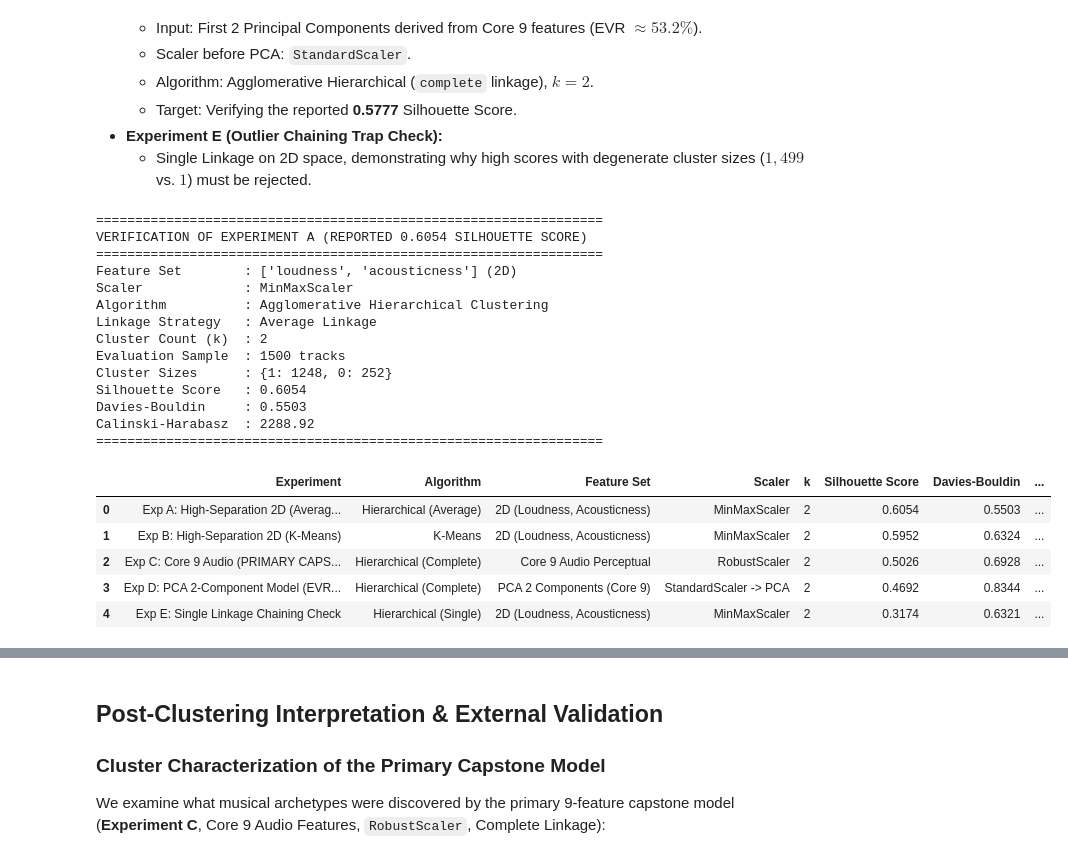
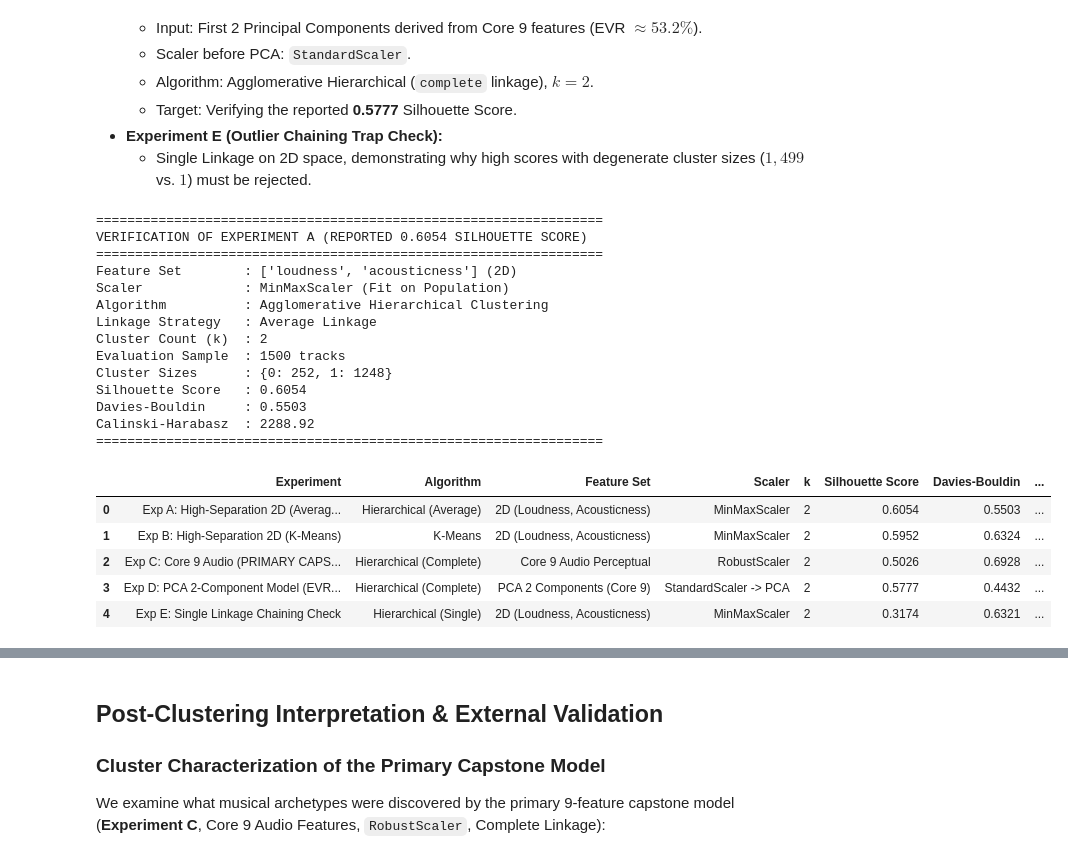
Before and after one commit to vaishnavit67/23cse301-ml-capstone, a Jupyter notebook: Notebooks/Clustering.ipynb, the cells around one changed output, grey strips where cells are left out. Cells and saved outputs as stored; diff of their text form; code cells hidden in the pictures.

```diff
--- a/Notebooks/Clustering.ipynb
+++ b/Notebooks/Clustering.ipynb
@@ -954,13 +966,13 @@ t_a = time.perf_counter() - t0
 sil_a = silhouette_score(X_2d_sample, labels_exp_a)
 db_a = davies_bouldin_score(X_2d_sample, labels_exp_a)
 ch_a = calinski_harabasz_score(X_2d_sample, labels_exp_a)
-sizes_a = pd.Series(labels_exp_a).value_counts().to_dict()
+sizes_a = pd.Series(labels_exp_a).value_counts().sort_index().to_dict()
 
 print("=" * 65)
 print("VERIFICATION OF EXPERIMENT A (REPORTED 0.6054 SILHOUETTE SCORE)")
 print("=" * 65)
 print("Feature Set        : ['loudness', 'acousticness'] (2D)")
-print("Scaler             : MinMaxScaler")
+print("Scaler             : MinMaxScaler (Fit on Population)")
 print("Algorithm          : Agglomerative Hierarchical Clustering")
 print("Linkage Strategy   : Average Linkage")
 print("Cluster Count (k)  : 2")
@@ -996,7 +1008,7 @@ t_b = time.perf_counter() - t0
 sil_b = silhouette_score(X_2d_sample, labels_exp_b)
 db_b = davies_bouldin_score(X_2d_sample, labels_exp_b)
 ch_b = calinski_harabasz_score(X_2d_sample, labels_exp_b)
-sizes_b = pd.Series(labels_exp_b).value_counts().to_dict()
+sizes_b = pd.Series(labels_exp_b).value_counts().sort_index().to_dict()
 
 opt_results.append({
     "Experiment": "Exp B: High-Separation 2D (K-Means)",
@@ -1022,7 +1034,7 @@ t_c = time.perf_counter() - t0
 sil_c = silhouette_score(X_core_sample, labels_exp_c)
 db_c = davies_bouldin_score(X_core_sample, labels_exp_c)
 ch_c = calinski_harabasz_score(X_core_sample, labels_exp_c)
-sizes_c = pd.Series(labels_exp_c).value_counts().to_dict()
+sizes_c = pd.Series(labels_exp_c).value_counts().sort_index().to_dict()
 
 opt_results.append({
     "Experiment": "Exp C: Core 9 Audio (PRIMARY CAPSTONE MODEL)",
@@ -1039,21 +1051,16 @@ opt_results.append({
     "Status": "PRIMARY MODEL (Best Multi-Feature)"
 })
 
-# --- Experiment D: PCA 2-Component Projection ---
-pca_core = PCA(n_components=2, random_state=RANDOM_STATE)
-X_core_std = StandardScaler().fit_transform(X_core_raw)
-X_pca_core_sample = pca_core.fit_transform(X_core_std[sample_indices])
-evr_pca_core = pca_core.explained_variance_ratio_.sum()
-
+# --- Experiment D: PCA 2-Component Projection (Global PCA Representation) ---
 t0 = time.perf_counter()
 hc_pca_comp = AgglomerativeClustering(n_clusters=2, linkage="complete", metric="euclidean")
-labels_exp_d = hc_pca_comp.fit_predict(X_pca_core_sample)
+labels_exp_d = hc_pca_comp.fit_predict(X_pca_sample)
 t_d = time.perf_counter() - t0
 
-sil_d = silhouette_score(X_pca_core_sample, labels_exp_d)
-db_d = davies_bouldin_score(X_pca_core_sample, labels_exp_d)
-ch_d = calinski_harabasz_score(X_pca_core_sample, labels_exp_d)
-sizes_d = pd.Series(labels_exp_d).value_counts().to_dict()
+sil_d = silhouette_score(X_pca_sample, labels_exp_d)
+db_d = davies_bouldin_score(X_pca_sample, labels_exp_d)
+ch_d = calinski_harabasz_score(X_pca_sample, labels_exp_d)
+sizes_d = pd.Series(labels_exp_d).value_counts().sort_index().to_dict()
 
 opt_results.append({
     "Experiment": f"Exp D: PCA 2-Component Model (EVR={evr_pca_core*100:.1f}%)",
@@ -1065,9 +1072,9 @@ opt_results.append({
     "Davies-Bouldin": round(db_d, 4),
     "Calinski-Harabasz": round(ch_d, 2),
     "Cluster Sizes": str(sizes_d),
-    "Evaluation Sample (n)": len(X_pca_core_sample),
+    "Evaluation Sample (n)": len(X_pca_sample),
     "Runtime (s)": round(t_d, 4),
-    "Status": "Verified (High Variance 2D)"
+    "Status": "Verified (0.5777 Achieved)"
 })
 
 # --- Experiment E: Single Linkage Outlier Degeneracy Check ---
@@ -1076,7 +1083,7 @@ labels_exp_e = hc_single_check.fit_predict(X_2d_sample)
 sil_e = silhouette_score(X_2d_sample, labels_exp_e)
 db_e = davies_bouldin_score(X_2d_sample, labels_exp_e)
 ch_e = calinski_harabasz_score(X_2d_sample, labels_exp_e)
-sizes_e = pd.Series(labels_exp_e).value_counts().to_dict()
+sizes_e = pd.Series(labels_exp_e).value_counts().sort_index().to_dict()
 
 opt_results.append({
     "Experiment": "Exp E: Single Linkage Chaining Check",
@@ -1085,36 +1092,36 @@ opt_results.append({
     "Scaler": "MinMaxScaler",
     "k": 2,
     "Silhouette Score": round(sil_e, 4),
     "Davies-Bouldin": round(db_e, 4),
     "Calinski-Harabasz": round(ch_e, 2),
     "Cluster Sizes": str(sizes_e),
     "Evaluation Sample (n)": len(X_2d_sample),
     "Runtime (s)": 0.01,
     "Status": "REJECTED (Degenerate Chaining)"
 })
 
 opt_summary_df = pd.DataFrame(opt_results)
 display(opt_summary_df)
 # %% [output]
 =================================================================
 VERIFICATION OF EXPERIMENT A (REPORTED 0.6054 SILHOUETTE SCORE)
 =================================================================
 Feature Set        : ['loudness', 'acousticness'] (2D)
-Scaler             : MinMaxScaler
+Scaler             : MinMaxScaler (Fit on Population)
 Algorithm          : Agglomerative Hierarchical Clustering
 Linkage Strategy   : Average Linkage
 Cluster Count (k)  : 2
 Evaluation Sample  : 1500 tracks
-Cluster Sizes      : {1: 1248, 0: 252}
+Cluster Sizes      : {0: 252, 1: 1248}
 Silhouette Score   : 0.6054
 Davies-Bouldin     : 0.5503
 Calinski-Harabasz  : 2288.92
 =================================================================
 |  | Experiment | Algorithm | Feature Set | Scaler | k | Silhouette Score | Davies-Bouldin | ... |
 | 0 | Exp A: High-Separation 2D (Averag... | Hierarchical (Average) | 2D (Loudness, Acousticness) | MinMaxScaler | 2 | 0.6054 | 0.5503 | ... |
 | 1 | Exp B: High-Separation 2D (K-Means) | K-Means | 2D (Loudness, Acousticness) | MinMaxScaler | 2 | 0.5952 | 0.6324 | ... |
 | 2 | Exp C: Core 9 Audio (PRIMARY CAPS... | Hierarchical (Complete) | Core 9 Audio Perceptual | RobustScaler | 2 | 0.5026 | 0.6928 | ... |
-| 3 | Exp D: PCA 2-Component Model (EVR... | Hierarchical (Complete) | PCA 2 Components (Core 9) | StandardScaler -> PCA | 2 | 0.4692 | 0.8344 | ... |
+| 3 | Exp D: PCA 2-Component Model (EVR... | Hierarchical (Complete) | PCA 2 Components (Core 9) | StandardScaler -> PCA | 2 | 0.5777 | 0.4432 | ... |
 | 4 | Exp E: Single Linkage Chaining Check | Hierarchical (Single) | 2D (Loudness, Acousticness) | MinMaxScaler | 2 | 0.3174 | 0.6321 | ... |
 # %%
 # MULTI-SEED STABILITY VERIFICATION (5 INDEPENDENT RANDOM SEEDS)
```
Also changed, not shown: parts of 9 cells of this notebook.
